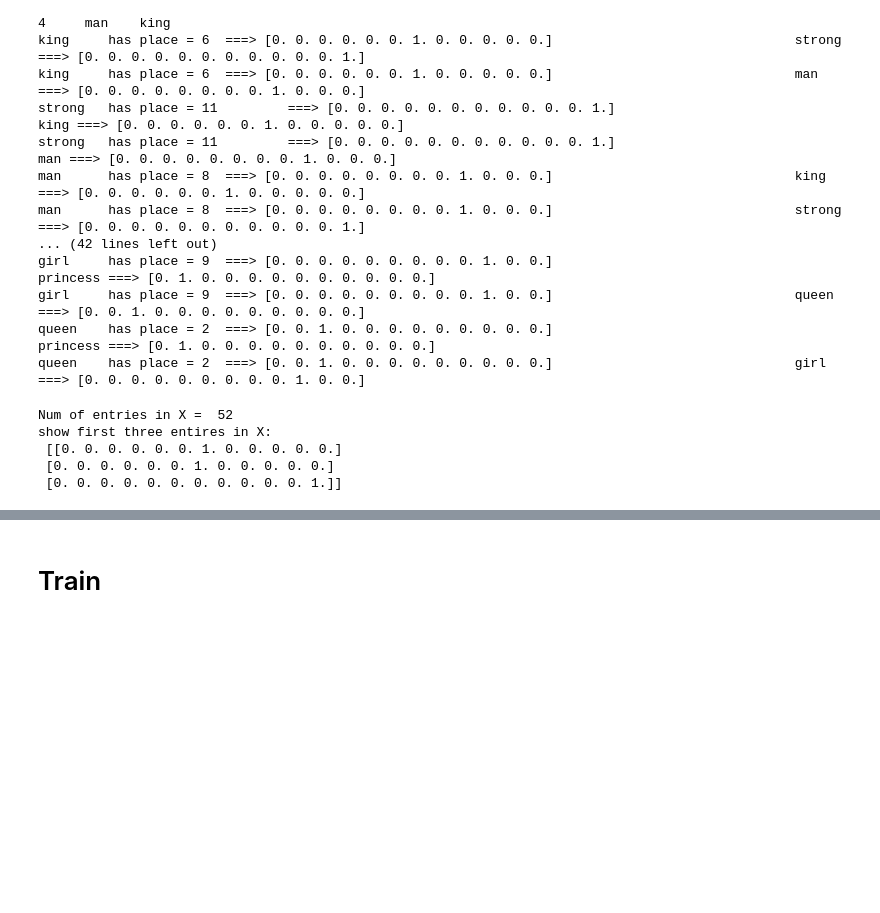
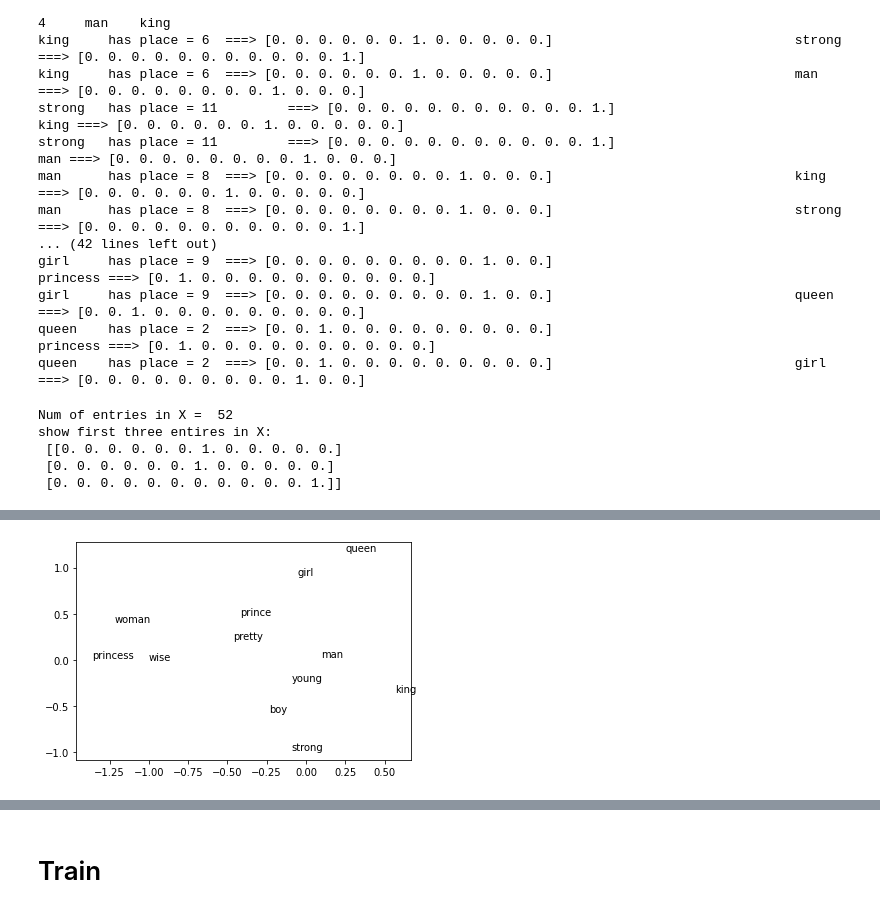
Before and after one commit to ftk1000/w2v_ftk1000, a Jupyter notebook: word2vec_tensorflow.ipynb, the cells around one changed output, grey strips where cells are left out. Saved outputs shown, nothing was run; the diff lists cells and outputs as text; code cells hidden in the pictures; blank space fills up the shorter version.

```diff
--- a/word2vec_tensorflow.ipynb
+++ b/word2vec_tensorflow.ipynb
@@ -219,0 +260,17 @@ df.head()
+# %%
+from keras import models
+from keras import layers
+
+network = models.Sequential()
+
+# https://www.tensorflow.org/api_docs/python/tf/keras/activations
+# network.add( layers.Dense(2, activation='relu', input_shape=(12,) ) )
+network.add( layers.Dense(2, activation='linear', input_shape=(12,) ) )
+
+network.add( layers.Dense(12, activation='softmax' ) )
+# %%
+network.compile( optimizer='rmsprop',
+                 loss = 'categorical_crossentropy',
+                 metrics = ['accuracy'] )
+# %%
+network.fit( X_train, Y_train, epochs=100, batch_size=1)
@@ -219,0 +319,4 @@ df.head()
+# %%
+d2 = pd.DataFrame(  network.weights[0].numpy(),  columns = ['x1', 'x2'] )
+w2v_df = pd.concat( [w2idx,d2],axis=1 )
+w2v_df
@@ -219,0 +337,25 @@ df.head()
+# %%
+x1 = np.array(w2v_df['x1'])
+x2 = np.array(w2v_df['x2'])
+plt.close()
+PADDING = .1
+x_axis_min, x_axis_max = np.min(x1)-PADDING, np.max(x1)+PADDING
+y_axis_min, y_axis_max = np.min(x2)-PADDING, np.max(x2)+PADDING
+
+%matplotlib inline
+import matplotlib.pyplot as plt
+
+fig, ax = plt.subplots()
+plt.rcParams["figure.figsize"] = (15,10)
+# plt.figure(figsize=(10,10))
+
+for word, x1, x2 in zip(w2v_df['word'], w2v_df['x1'], w2v_df['x2']):
+    ax.annotate(word, (x1,x2 ))
+
+plt.xlim(x_axis_min,x_axis_max)
+plt.ylim(y_axis_min,y_axis_max)
+
+# plt.scatter(x1, x2, c='red', alpha=0.5)
+plt.show()
+# %% [output]
+[figure, added]
```
Also changed, not shown: parts of 13 cells of this notebook.
